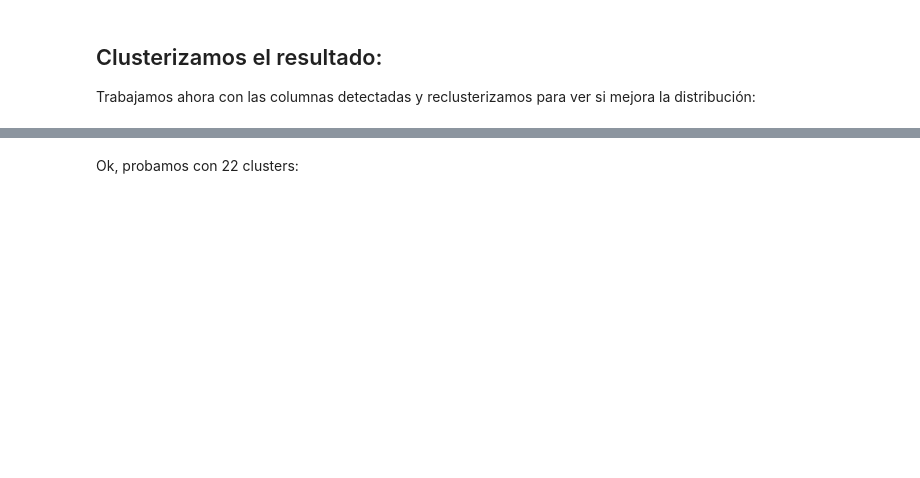
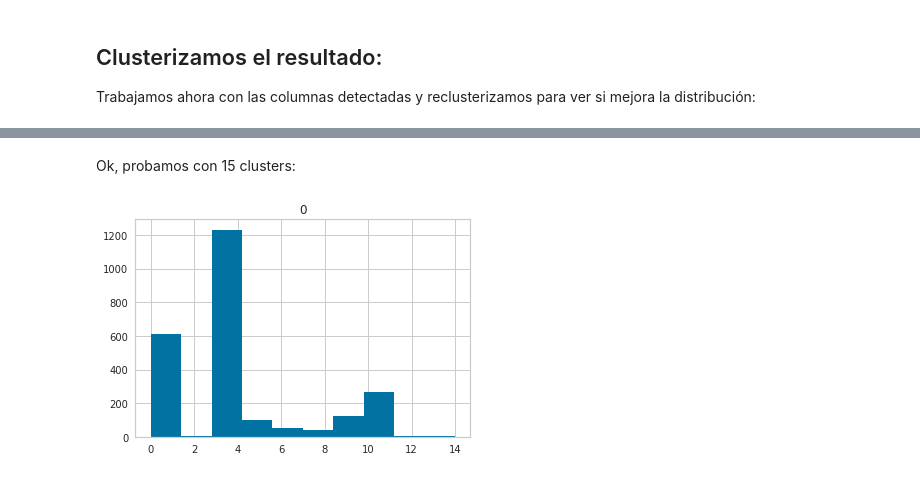
Before and after one commit to david-gonzalez/diplodatos, a Jupyter notebook: Aprendizaje_NO_supervisado/Entregables/Laboratorio-1/Aprendizaje No Supervisado - Laboratorio 1 - Clustering - Punto 2.ipynb, the cells around one changed output, grey strips where cells are left out. Saved outputs shown, nothing was run; the diff lists cells and outputs as text; code cells hidden in the pictures; blank space fills up the shorter version.

```diff
--- a/Aprendizaje_NO_supervisado/Entregables/Laboratorio-1/Aprendizaje No Supervisado - Laboratorio 1 - Clustering - Punto 2.ipynb
+++ b/Aprendizaje_NO_supervisado/Entregables/Laboratorio-1/Aprendizaje No Supervisado - Laboratorio 1 - Clustering - Punto 2.ipynb
@@ -69,4 +70,5 @@ rcParams['figure.figsize'] = 18, 10
 Intentaremos hacer una reducción de dimensionalidad mediante PCA:
 # %%
 import pandas as pd
-ppcp_log_norm = pd.read_csv('clustering-1-datos-normalizados.csv')
+ppcp_log_norm = pd.read_pickle('datos/clustering/punto1/datos-normalizados.pkl')
+ppcp_log_norm.head()
@@ -183,13 +238,14 @@ plt.show()
 # %% [markdown]
-Ok, probamos con 22 clusters:
+Ok, probamos con 15 clusters:
 # %%
-num_clusters = 22
+num_clusters = 15
 
 # Ejecutamos la clusterización por la cantidad de clusters seleccionada:
-np.random.seed(0)
-ppcp_kmeans = KMeans(n_clusters=num_clusters)
+ppcp_kmeans = KMeans(n_clusters=num_clusters,random_state=3425)
 
 ppcp_clusters = ppcp_kmeans.fit_predict(df_red)
 
 pd.DataFrame(ppcp_clusters).hist()
 plt.show()
+# %% [output]
+[figure, added]
```
Also changed, not shown: parts of 28 cells of this notebook, 2 other files.
